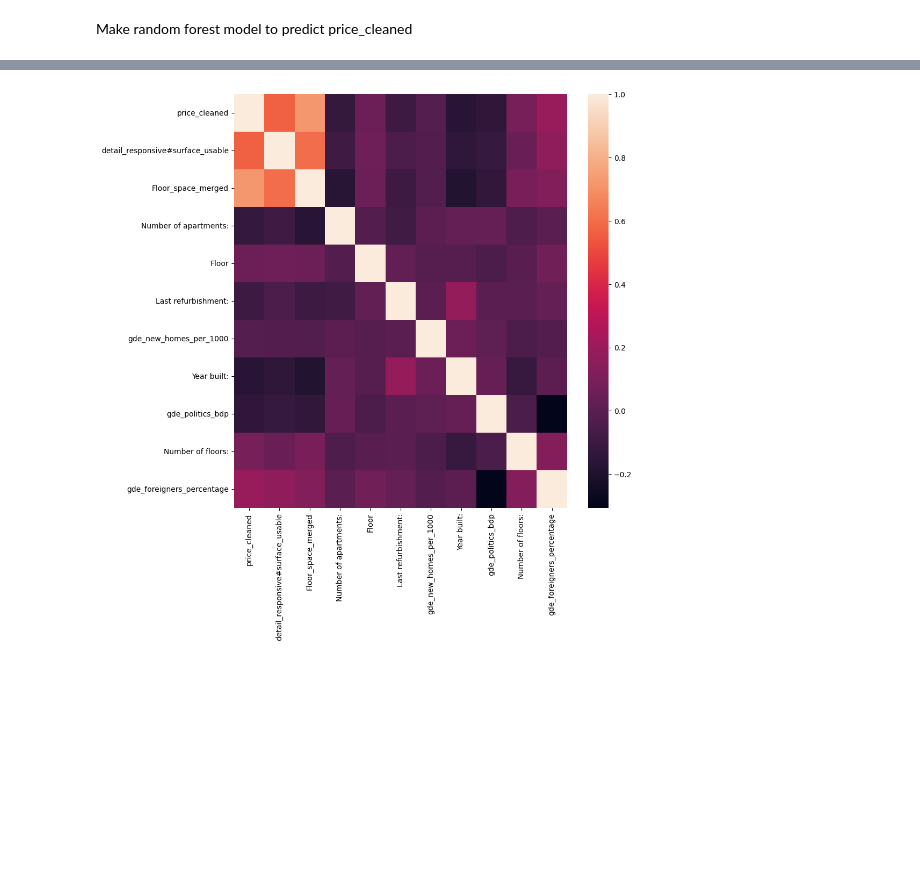
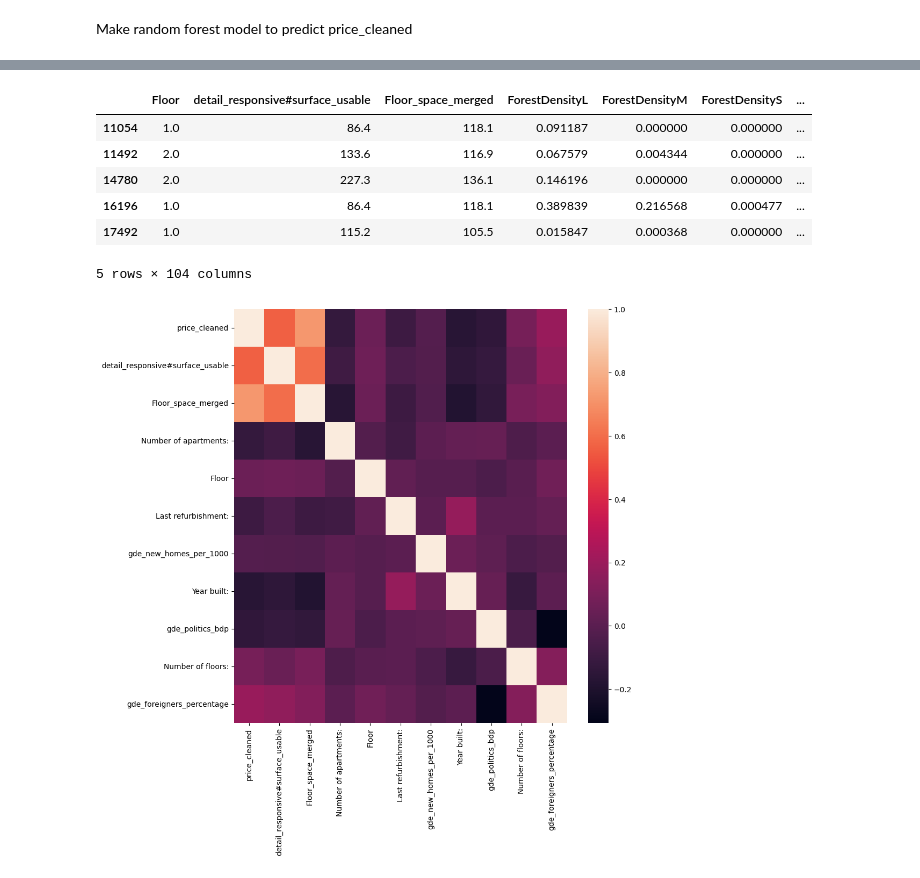
Before and after one commit to staldenhoefler/immo_challenge, a Jupyter notebook: notebooks/EDA_dsa.ipynb, the cells around one changed output, grey strips where cells are left out. Cells and saved outputs as stored; diff of their text form; code cells hidden in the pictures; blank space fills up the shorter version.

```diff
--- a/notebooks/EDA_dsa.ipynb
+++ b/notebooks/EDA_dsa.ipynb
@@ -526,3 +527,16 @@ df_cleaned
+# %%
+# check for duplicates and print them
+duplicates = df_cleaned.duplicated()
+duplicates = df_cleaned[duplicates]
+duplicates
+# %% [output]
+|  | Floor | detail_responsive#surface_usable | Floor_space_merged | ForestDensityL | ForestDensityM | ForestDensityS | ... |
+| 11054 | 1.0 | 86.4 | 118.1 | 0.091187 | 0.000000 | 0.000000 | ... |
+| 11492 | 2.0 | 133.6 | 116.9 | 0.067579 | 0.004344 | 0.000000 | ... |
+| 14780 | 2.0 | 227.3 | 136.1 | 0.146196 | 0.000000 | 0.000000 | ... |
+| 16196 | 1.0 | 86.4 | 118.1 | 0.389839 | 0.216568 | 0.000477 | ... |
+| 17492 | 1.0 | 115.2 | 105.5 | 0.015847 | 0.000368 | 0.000000 | ... |
+5 rows × 104 columns
 # %%
 # Plot correlation matrix of top 10 features
 import seaborn as sns
```
Also changed, not shown: parts of 4 cells of this notebook, 1 other file.
